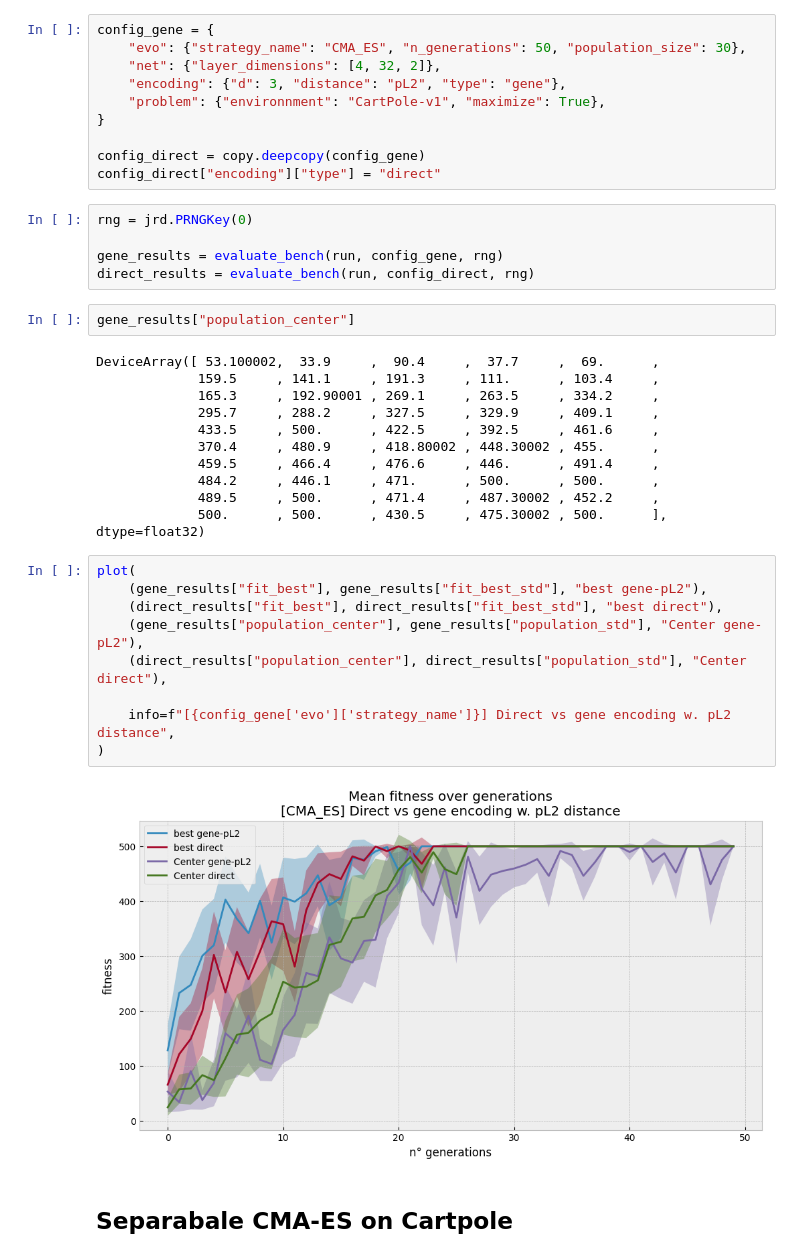
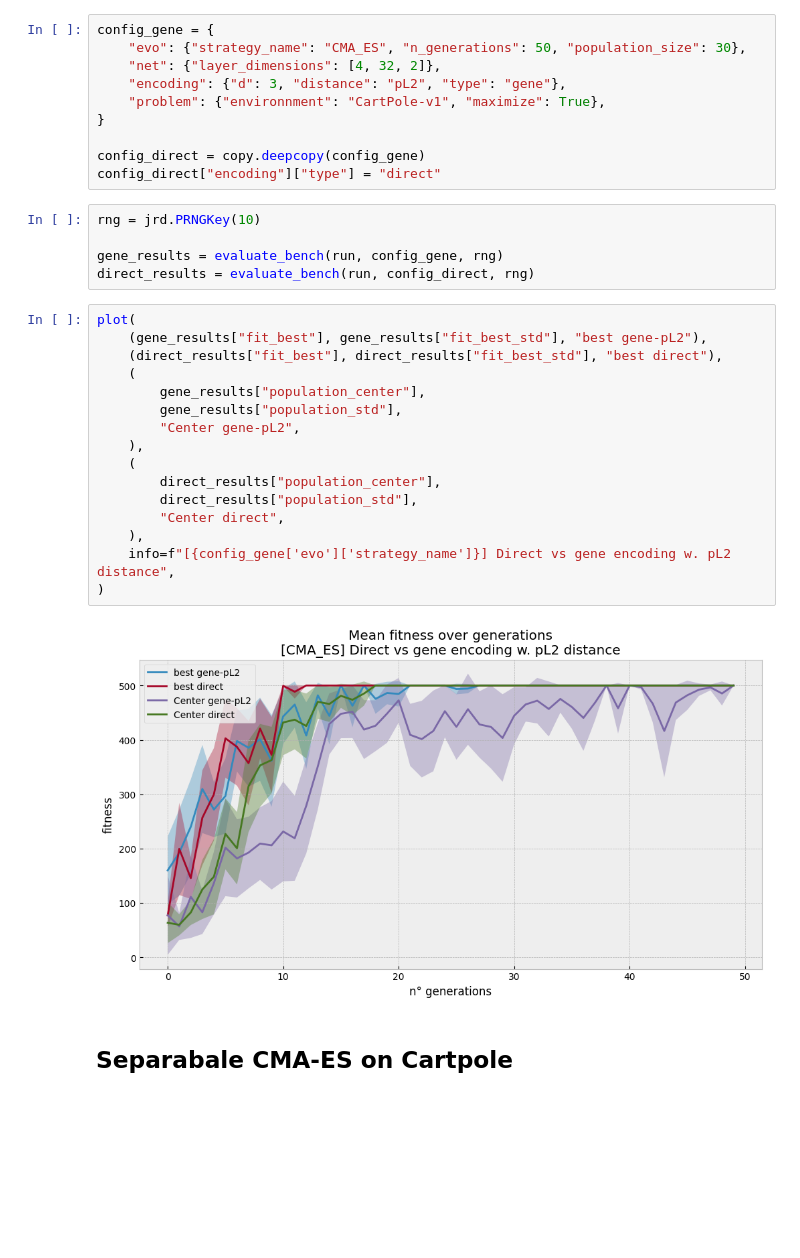
Before and after one commit to arxaqapi/gene.jax, a Jupyter notebook: examples/CMA-ES_Cartpole.ipynb, the cells around one changed output. Cells and saved outputs as stored; diff of their text form; blank space fills up the shorter version.

```diff
--- a/examples/CMA-ES_Cartpole.ipynb
+++ b/examples/CMA-ES_Cartpole.ipynb
@@ -22,34 +23,28 @@ config_gene = {
 config_direct = copy.deepcopy(config_gene)
 config_direct["encoding"]["type"] = "direct"
 # %%
-rng = jrd.PRNGKey(0)
+rng = jrd.PRNGKey(10)
 
 gene_results = evaluate_bench(run, config_gene, rng)
 direct_results = evaluate_bench(run, config_direct, rng)
-# %%
-gene_results["population_center"]
-# %% [output]
-DeviceArray([ 53.100002,  33.9     ,  90.4     ,  37.7     ,  69.      ,
-             159.5     , 141.1     , 191.3     , 111.      , 103.4     ,
-             165.3     , 192.90001 , 269.1     , 263.5     , 334.2     ,
-             295.7     , 288.2     , 327.5     , 329.9     , 409.1     ,
-             433.5     , 500.      , 422.5     , 392.5     , 461.6     ,
-             370.4     , 480.9     , 418.80002 , 448.30002 , 455.      ,
-             459.5     , 466.4     , 476.6     , 446.      , 491.4     ,
-             484.2     , 446.1     , 471.      , 500.      , 500.      ,
-             489.5     , 500.      , 471.4     , 487.30002 , 452.2     ,
-             500.      , 500.      , 430.5     , 475.30002 , 500.      ],            dtype=float32)
 # %%
 plot(
     (gene_results["fit_best"], gene_results["fit_best_std"], "best gene-pL2"),
     (direct_results["fit_best"], direct_results["fit_best_std"], "best direct"),
-    (gene_results["population_center"], gene_results["population_std"], "Center gene-pL2"),
-    (direct_results["population_center"], direct_results["population_std"], "Center direct"),
-
+    (
+        gene_results["population_center"],
+        gene_results["population_std"],
+        "Center gene-pL2",
+    ),
+    (
+        direct_results["population_center"],
+        direct_results["population_std"],
+        "Center direct",
+    ),
     info=f"[{config_gene['evo']['strategy_name']}] Direct vs gene encoding w. pL2 distance",
 )
 # %% [output]
-[figure, old version]
+[figure, new version]
 # %% [markdown]
 ## Separabale CMA-ES on Cartpole
 # %%
```
Also changed, not shown: parts of 3 cells of this notebook.
